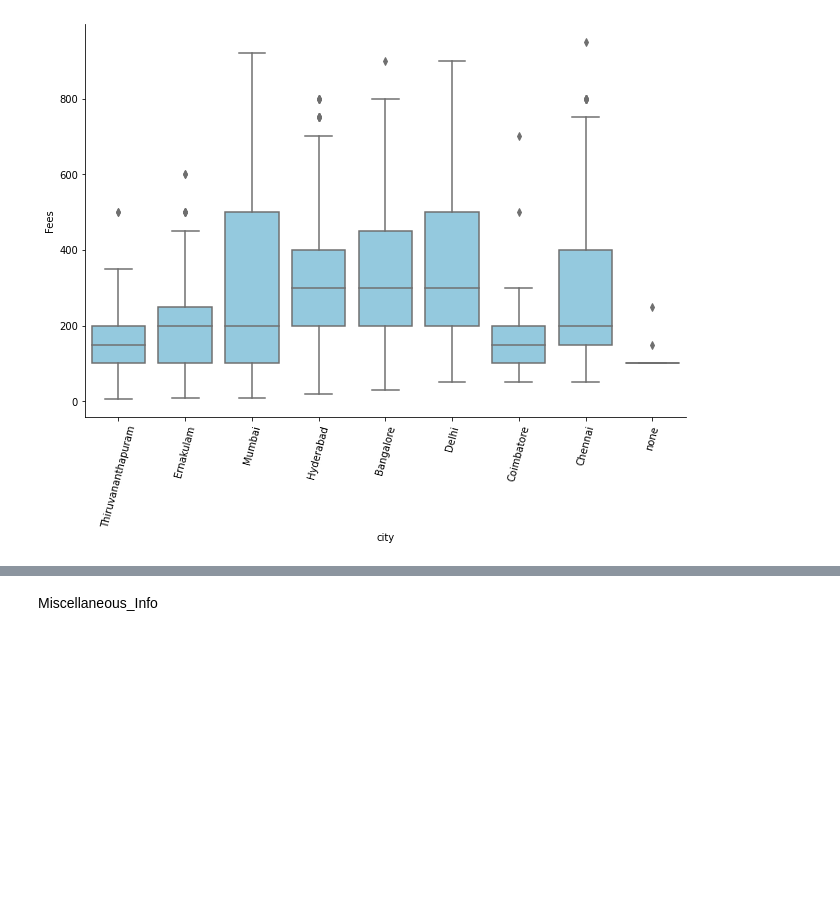
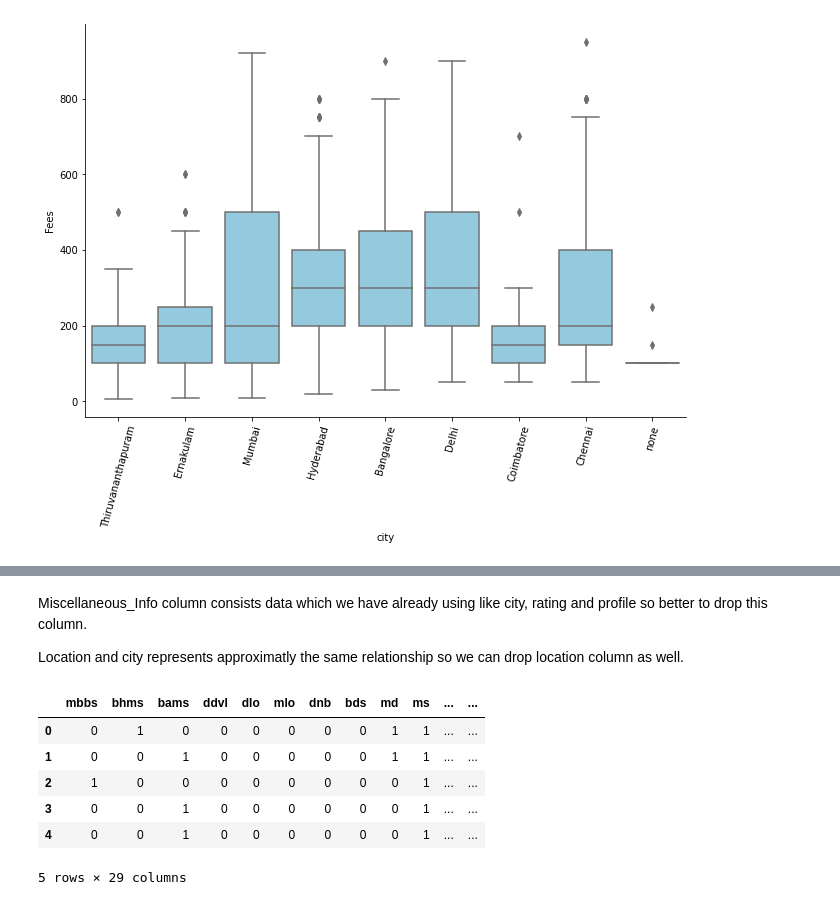
Before and after one commit to Sonal-Londhe/Evaluation_Projects, a Jupyter notebook: Doctors Consultation Fees.ipynb, the cells around one changed output, grey strips where cells are left out. Cells and saved outputs as stored; diff of their text form; code cells hidden in the pictures; blank space fills up the shorter version.

```diff
--- a/Doctors Consultation Fees.ipynb
+++ b/Doctors Consultation Fees.ipynb
@@ -447,2 +480,4 @@ doc_train.head(10)
-# %% [markdown]
-Miscellaneous_Info
+# %% [markdown]
+Miscellaneous_Info column consists data which we have already using like city, rating and profile so better to drop this column.
+
+Location and city represents approximatly the same relationship so we can drop location column as well.
@@ -448,0 +486,10 @@ Miscellaneous_Info
+# %%
+doc_train.head()
+# %% [output]
+|  | mbbs | bhms | bams | ddvl | dlo | mlo | dnb | bds | md | ms | ... | ... |
+| 0 | 0 | 1 | 0 | 0 | 0 | 0 | 0 | 0 | 1 | 1 | ... | ... |
+| 1 | 0 | 0 | 1 | 0 | 0 | 0 | 0 | 0 | 1 | 1 | ... | ... |
+| 2 | 1 | 0 | 0 | 0 | 0 | 0 | 0 | 0 | 0 | 1 | ... | ... |
+| 3 | 0 | 0 | 1 | 0 | 0 | 0 | 0 | 0 | 0 | 1 | ... | ... |
+| 4 | 0 | 0 | 1 | 0 | 0 | 0 | 0 | 0 | 0 | 1 | ... | ... |
+5 rows × 29 columns
```
Also changed, not shown: parts of 39 cells of this notebook.
